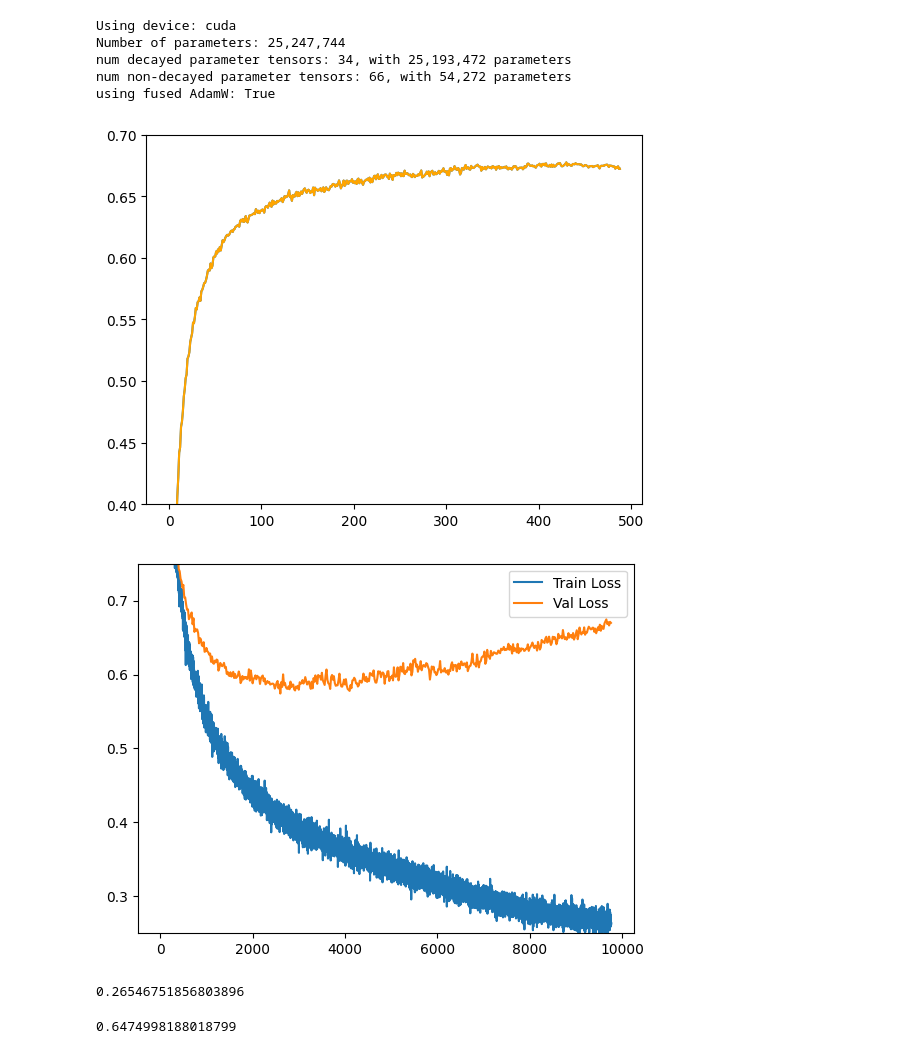
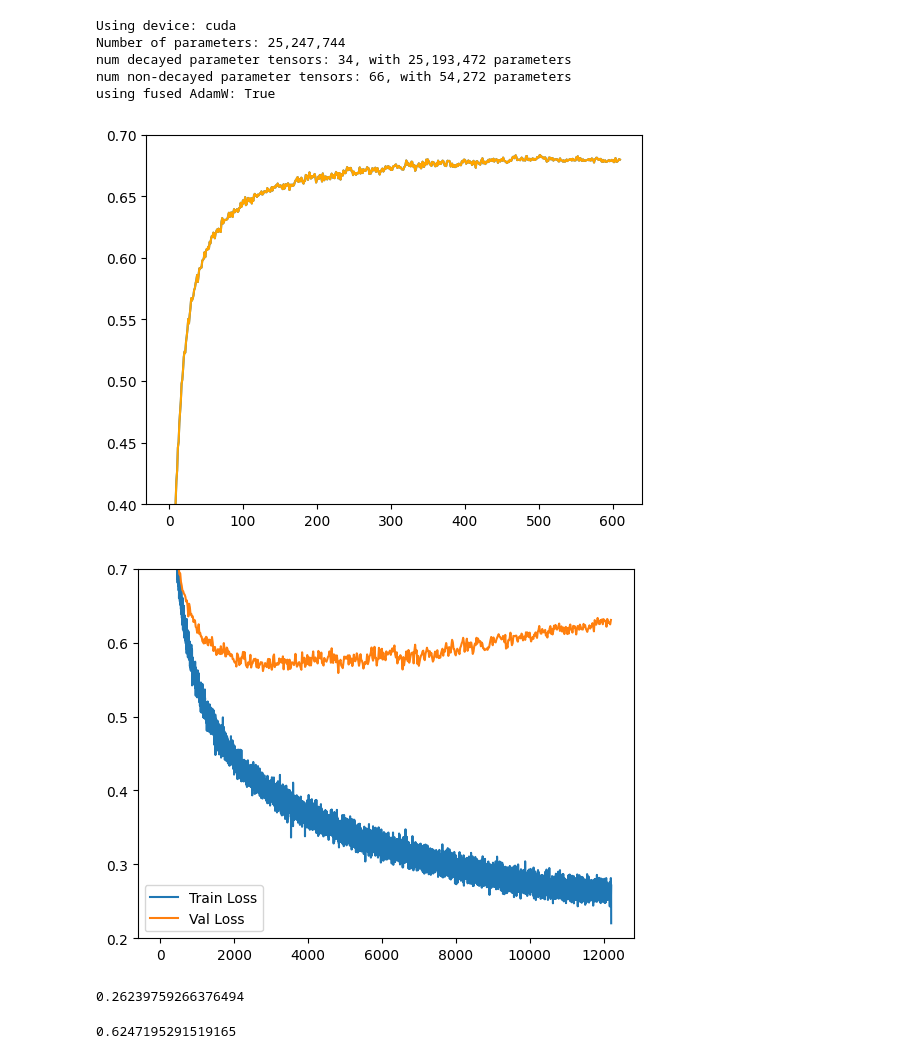
Before and after one commit to cweill/transformer-hangman-solver, a Jupyter notebook: hangman.ipynb, the cells around one changed output. Cells and saved outputs as stored; diff of their text form; code cells hidden in the pictures.

Commit message:
Win rate: 70.40%

```diff
--- a/hangman.ipynb
+++ b/hangman.ipynb
@@ -11,7 +11,7 @@ import inspect
 
 %matplotlib inline
 # %%
-TRAIN_NUM_EXAMPLES = 20_000_000
+TRAIN_NUM_EXAMPLES = 50_000_000
 TRAIN_NUM_WORDS = 200_000
 VAL_NUM_WORDS = 3_000
 LOAD_DATA_FROM_CACHE = False  # Set to False to recompute the data and save to disk
@@ -499,11 +500,18 @@ class GPT(nn.Module):
         return optimizer
 # %%
 # Create a transformer model for the hangman game
-
 
 d_model = 512
 nhead = 8
 num_layers = 8
+
+batch_size = 4096
+num_epochs = 1
+
+max_lr = 6e-4
+min_lr = max_lr * 0.1
+warmup_steps = 10
+max_steps = len(train_dataset) // batch_size * num_epochs
 
 device = (
     "cuda"
@@ -538,17 +546,10 @@ criterion = nn.CrossEntropyLoss()
 # create an optimizer
 # optimizer = optim.AdamW(model.parameters(), lr=3e-4, betas=(0.9, 0.95), eps=1e-8, weight_decay=0.0, fused=True)
 optimizer = model.configure_optimizers(
-    weight_decay=0.0, learning_rate=6e-4, device_type=device
+    weight_decay=0.1, learning_rate=6e-4, device_type=device
 )
 
 # train the model
-batch_size = 4096
-num_epochs = 2
-
-max_lr = 6e-4
-min_lr = max_lr * 0.1
-warmup_steps = 10
-max_steps = len(train_dataset) // batch_size * num_epochs
 
 
 def get_lr(it):
@@ -648,15 +649,15 @@ plt.plot(val_acci, color="orange")
 plt.ylim(0.4, 0.7)
 plt.show()
 # %% [output]
-[figure, old version]
+[figure, new version]
 # %%
 plt.plot(lossi)
 plt.plot(val_step, val_lossi)
 plt.legend(["Train Loss", "Val Loss"])
-plt.ylim(0.25, 0.75)
+plt.ylim(0.2, 0.7)
 plt.show()
 # %% [output]
-[figure, old version]
+[figure, new version]
 # %%
 def full_eval(dataset, batch_size=1024 * 4):
     model.eval()
@@ -676,8 +677,8 @@ full_eval(val_dataset)
 
 print("\n")
 # %% [output]
-0.26546751856803896
+0.26239759266376494
-0.6474998188018799
+0.6247195291519165
 # %%
 # inference:
 
```
Also changed, not shown: parts of 7 cells of this notebook, 2 other files.
